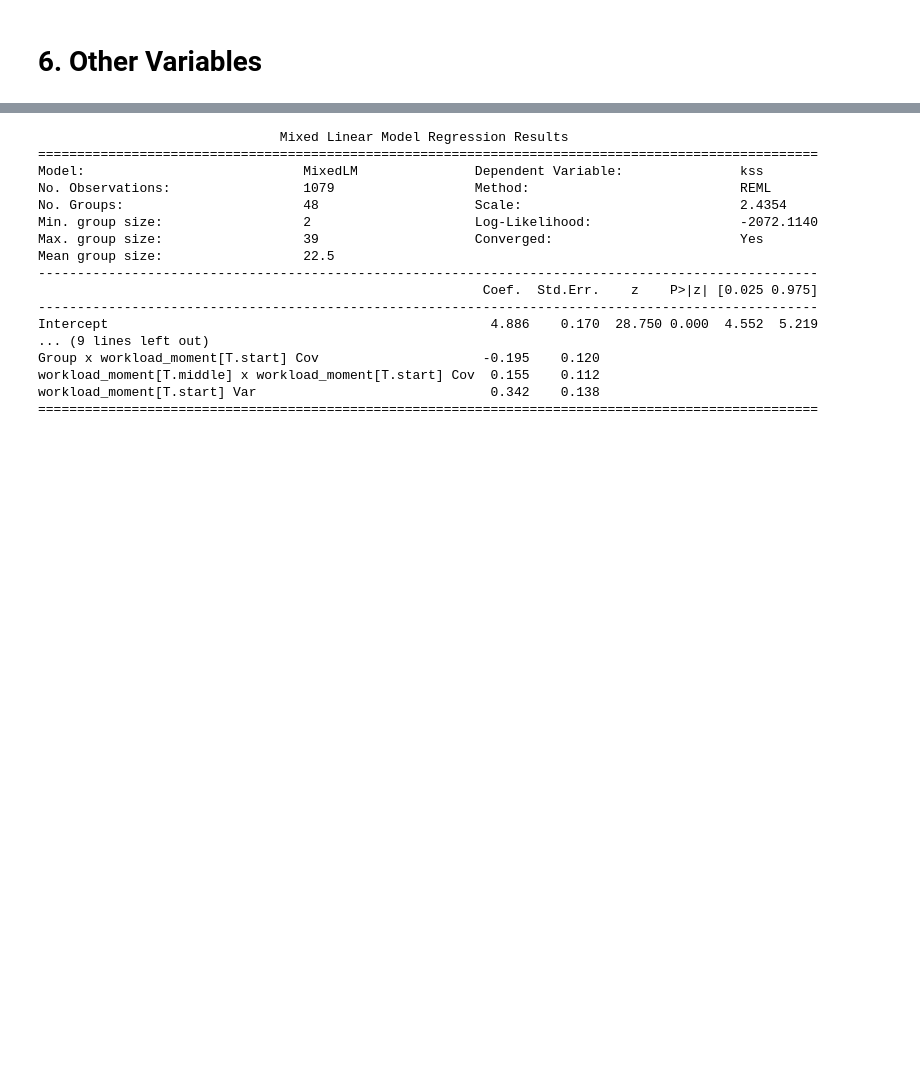
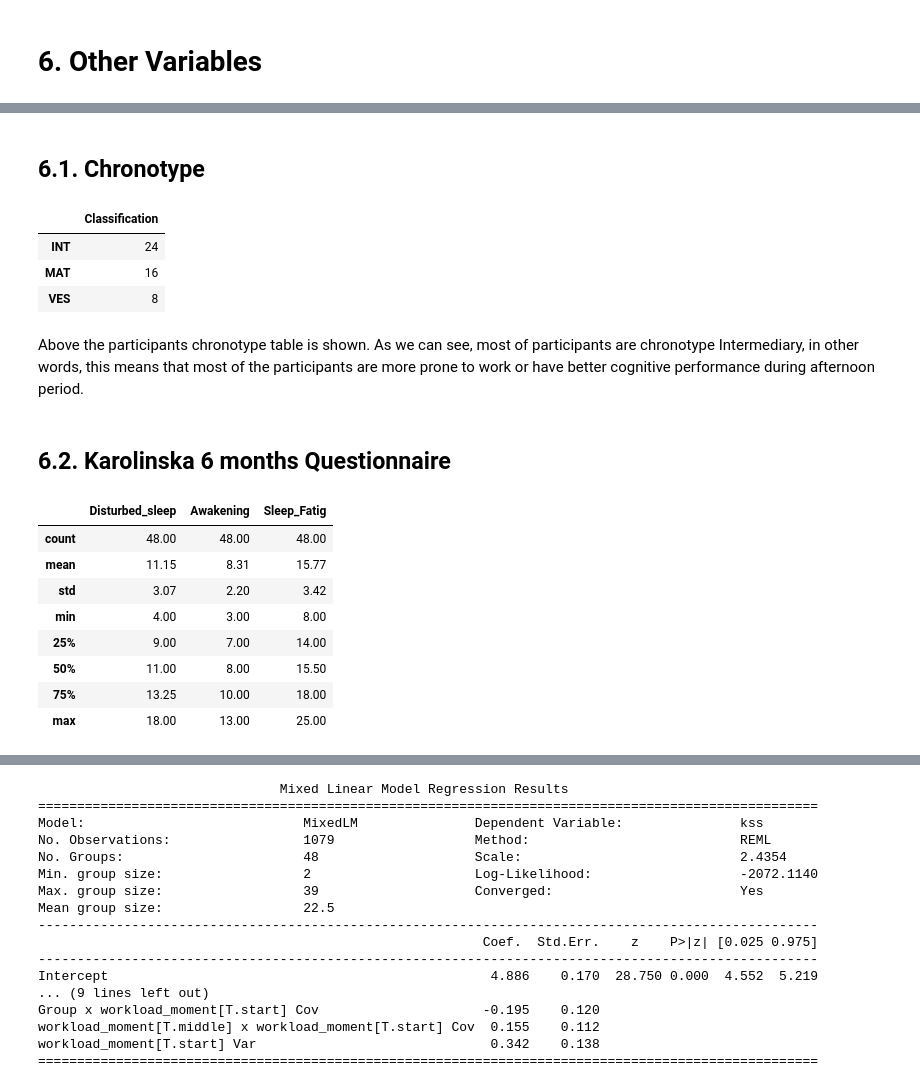
Before and after one commit to jlpscampos/Perception-of-Excessive-Sleepiness-and-Severe-Fatigue-in-Civil-Aviation-Pilots, a Jupyter notebook: EDA.ipynb, the cells around one changed output, grey strips where cells are left out. Drawn from its saved outputs; the diff is of its cells as text; code cells hidden in the pictures; blank space fills up the shorter version.

```diff
--- a/EDA.ipynb
+++ b/EDA.ipynb
@@ -450,0 +491,25 @@ The sample is composed of 48 participants, where 41 are males and 7 females, 25
+# %% [markdown]
+## 6.1. Chronotype
+# %%
+temp['Classification'].value_counts().to_frame()
+# %% [output]
+|  | Classification |
+| INT | 24 |
+| MAT | 16 |
+| VES | 8 |
+# %% [markdown]
+Above the participants chronotype table is shown. As we can see, most of participants are chronotype Intermediary, in other words, this means that most of the participants are more prone to work or have better cognitive performance during afternoon period.
+# %% [markdown]
+## 6.2. Karolinska 6 months Questionnaire
+# %%
+temp[['Disturbed_sleep','Awakening','Sleep_Fatig']].describe().round(2)
+# %% [output]
+|  | Disturbed_sleep | Awakening | Sleep_Fatig |
+| count | 48.00 | 48.00 | 48.00 |
+| mean | 11.15 | 8.31 | 15.77 |
+| std | 3.07 | 2.20 | 3.42 |
+| min | 4.00 | 3.00 | 8.00 |
+| 25% | 9.00 | 7.00 | 14.00 |
+| 50% | 11.00 | 8.00 | 15.50 |
+| 75% | 13.25 | 10.00 | 18.00 |
+| max | 18.00 | 13.00 | 25.00 |
```
Also changed, not shown: parts of 15 cells of this notebook.
